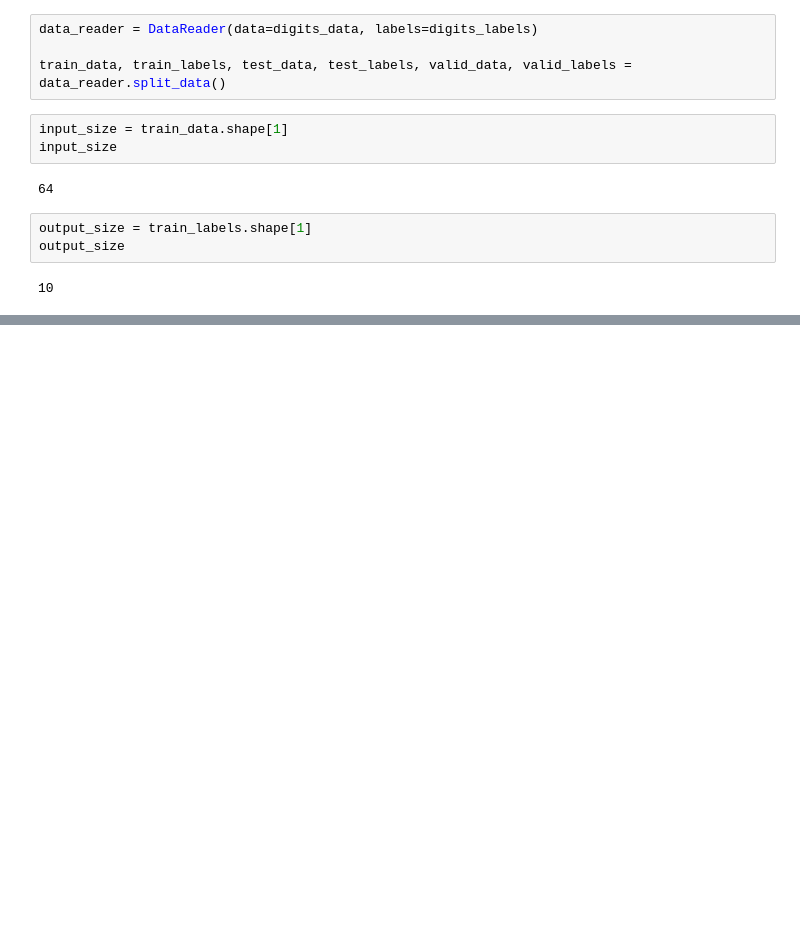
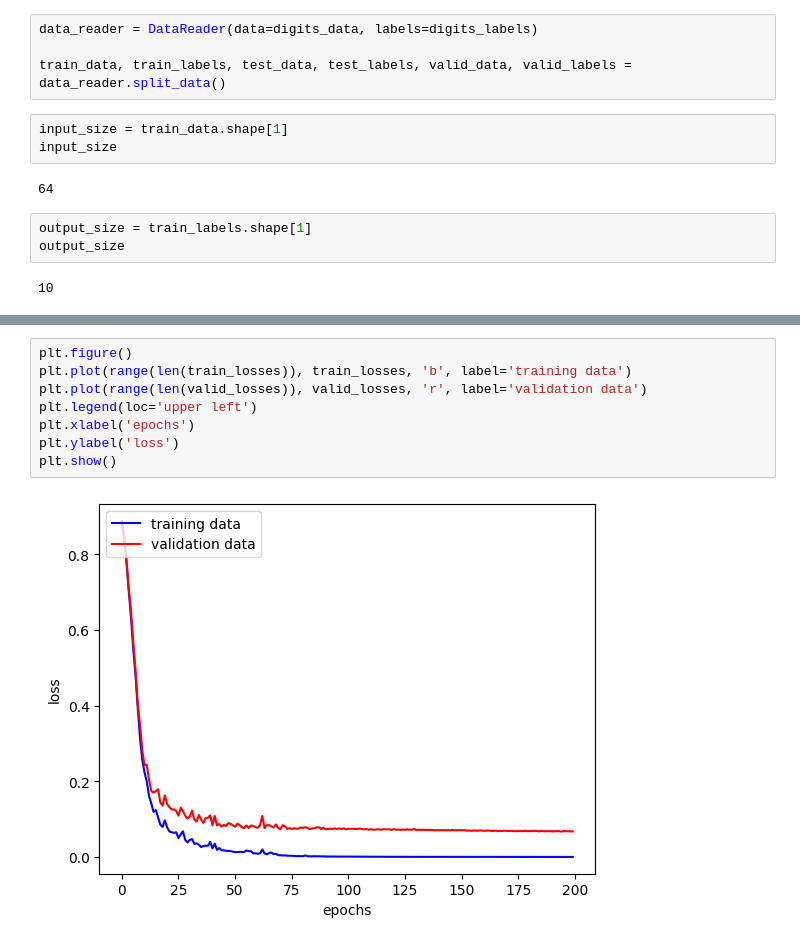
Before and after one commit to kbugala4/WSI_neutral_network, a Jupyter notebook: report/report_notebook.ipynb, the cells around one changed output, grey strips where cells are left out. Cells and saved outputs as stored; diff of their text form; blank space fills up the shorter version.

```diff
--- a/report/report_notebook.ipynb
+++ b/report/report_notebook.ipynb
@@ -80,3 +91,13 @@ valid loss: 0.0900
+# %%
+plt.figure()
+plt.plot(range(len(train_losses)), train_losses, 'b', label='training data')
+plt.plot(range(len(valid_losses)), valid_losses, 'r', label='validation data')
+plt.legend(loc='upper left')
+plt.xlabel('epochs')
+plt.ylabel('loss')
+plt.show()
+# %% [output]
+[figure, added]
 # %%
 net.evaluate(test_data, test_labels, "test")
 # %% [output]
```
Also changed, not shown: parts of 5 cells of this notebook, 1 other file.
